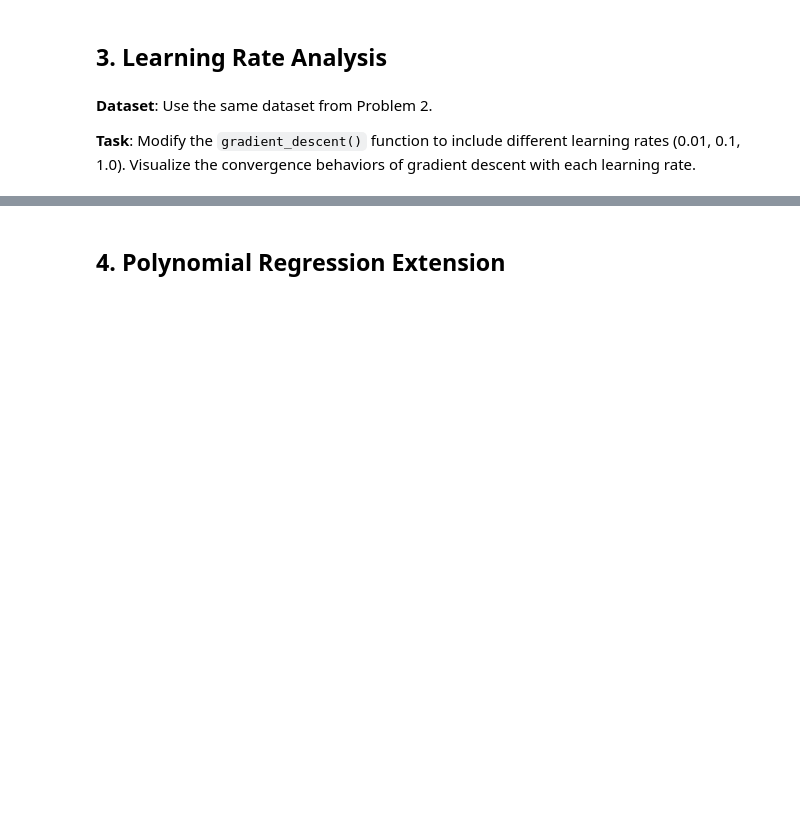
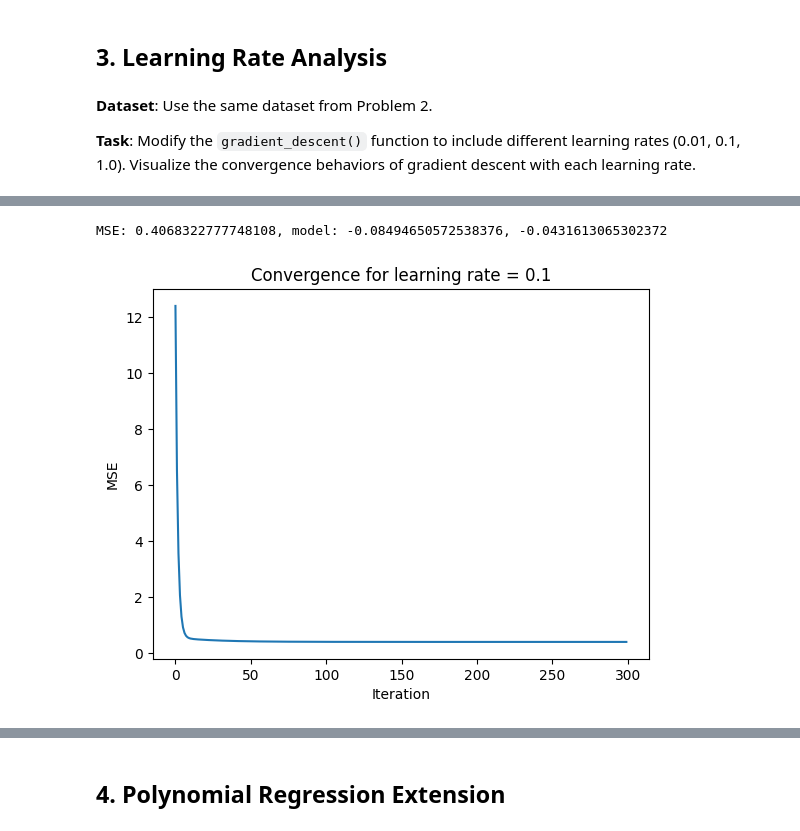
Before and after one commit to mckk12/University, a Jupyter notebook: ML/Homework2/homework_2.ipynb, the cells around one changed output, grey strips where cells are left out. Saved outputs shown, nothing was run; the diff lists cells and outputs as text; code cells hidden in the pictures; blank space fills up the shorter version.

```diff
--- a/ML/Homework2/homework_2.ipynb
+++ b/ML/Homework2/homework_2.ipynb
@@ -95,0 +186,5 @@ y = 3 * X + 4 + epsilon
+# %%
+l = linearReg(X, y, 0.1)
+# %% [output]
+MSE: 0.4068322777748108, model: -0.08494650572538376, -0.0431613065302372
+[figure, added]
```
Also changed, not shown: parts of 14 cells of this notebook.
